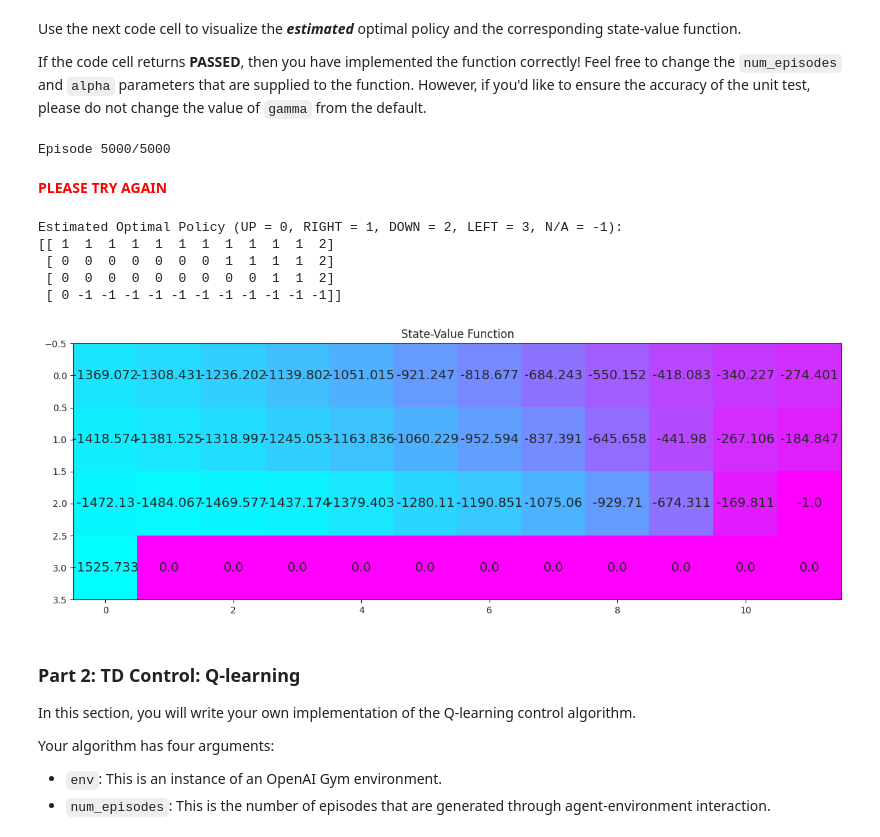
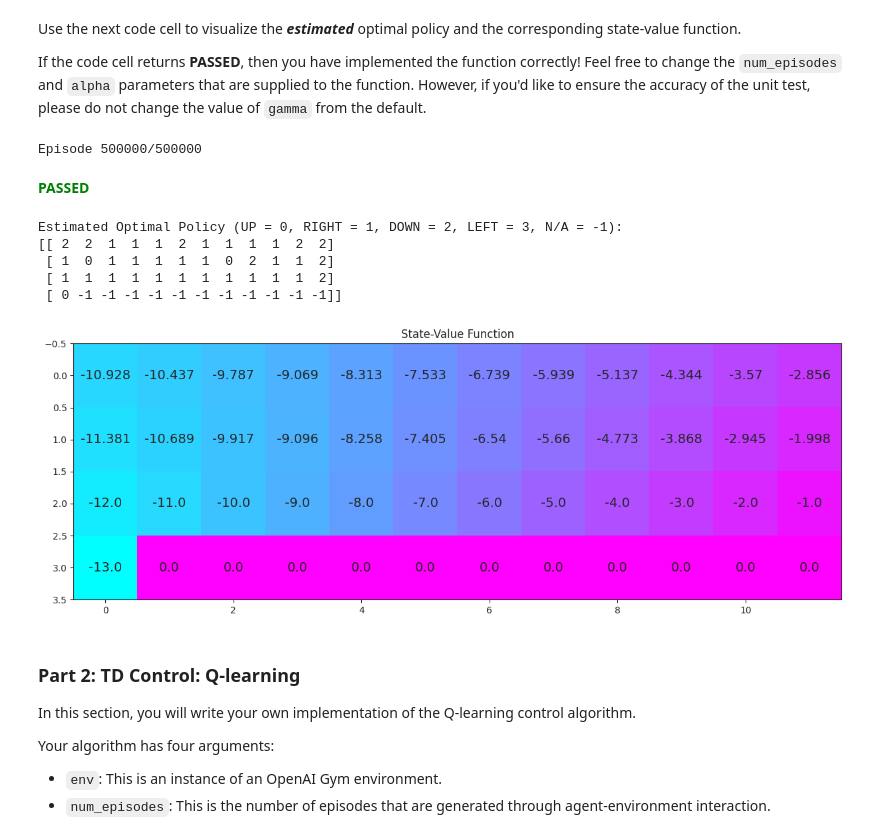
Before and after one commit to AmitNativ1984/deep-reinforcement-learning, a Jupyter notebook: temporal-difference/Temporal_Difference.ipynb, the cells around one changed output. Cells and saved outputs as stored; diff of their text form; code cells hidden in the pictures.

Commit message:
sarsa working

```diff
--- a/temporal-difference/Temporal_Difference.ipynb
+++ b/temporal-difference/Temporal_Difference.ipynb
@@ -88,7 +88,7 @@ def update_Q_sarsa(Q, alpha, gamma, state, action, reward, next_state=None, next
 
     Qsa_next = Q[next_state][next_action] if next_state is not None else 0
     target = reward + (gamma * Qsa_next)               # construct TD target
-    new_value = current + alpha * (target - current)
+    new_value = current + (alpha * (target - current))
     return new_value
 
 def select_epsilon_greedy_action(Q, state, nA, epsilon):
@@ -99,13 +99,12 @@ def select_epsilon_greedy_action(Q, state, nA, epsilon):
     action = np.random.choice(np.arange(nA), p=p)
     return action
 
-def sarsa(env, num_episodes, alpha, gamma=1.0, min_epsilon=0.0002):
+def sarsa(env, num_episodes, alpha, gamma=1.0, min_epsilon=0.01):
     # initialize action-value function (empty dictionary of arrays)
     Q = defaultdict(lambda: np.zeros(env.nA))
     # initialize performance monitor
     # loop over episodes
     epsilon = 1
-    epsilon_decay = 0.9999
     for i_episode in range(1, num_episodes+1):
         # monitor progress
         if i_episode % 100 == 0:
@@ -113,7 +112,7 @@ def sarsa(env, num_episodes, alpha, gamma=1.0, min_epsilon=0.0002):
             sys.stdout.flush()
 
         ### initialize parameters:
-        epsilon = max(min_epsilon, epsilon*epsilon_decay)
+        epsilon = 1/i_episode
         state, _ = env.reset()
         action = select_epsilon_greedy_action(Q, state, env.nA, epsilon)
         while True:
@@ -140,26 +139,26 @@ Use the next code cell to visualize the **_estimated_** optimal policy and the c
 If the code cell returns **PASSED**, then you have implemented the function correctly!  Feel free to change the `num_episodes` and `alpha` parameters that are supplied to the function.  However, if you'd like to ensure the accuracy of the unit test, please do not change the value of `gamma` from the default.
 # %%
 # obtain the estimated optimal policy and corresponding action-value function
-Q_sarsa = sarsa(env, 5000, .01)
+Q_sarsa = sarsa(env, 500000, 0.01)
 
 # print the estimated optimal policy
 policy_sarsa = np.array([np.argmax(Q_sarsa[key]) if key in Q_sarsa else -1 for key in np.arange(48)]).reshape(4,12)
 check_test.run_check('td_control_check', policy_sarsa)
 print("\nEstimated Optimal Policy (UP = 0, RIGHT = 1, DOWN = 2, LEFT = 3, N/A = -1):")
 print(policy_sarsa)
 
 # plot the estimated optimal state-value function
 V_sarsa = ([np.max(Q_sarsa[key]) if key in Q_sarsa else 0 for key in np.arange(48)])
 plot_values(V_sarsa)
 # %% [output]
-Episode 5000/5000
+Episode 500000/500000
-**<span style="color: red;">PLEASE TRY AGAIN</span>**
+**<span style="color: green;">PASSED</span>**
 Estimated Optimal Policy (UP = 0, RIGHT = 1, DOWN = 2, LEFT = 3, N/A = -1):
-[[ 1  1  1  1  1  1  1  1  1  1  1  2]
- [ 0  0  0  0  0  0  0  1  1  1  1  2]
- [ 0  0  0  0  0  0  0  0  0  1  1  2]
+[[ 2  2  1  1  1  2  1  1  1  1  2  2]
+ [ 1  0  1  1  1  1  1  0  2  1  1  2]
+ [ 1  1  1  1  1  1  1  1  1  1  1  2]
  [ 0 -1 -1 -1 -1 -1 -1 -1 -1 -1 -1 -1]]
-[figure, old version]
+[figure, new version]
 # %% [markdown]
 ### Part 2: TD Control: Q-learning
 
```
